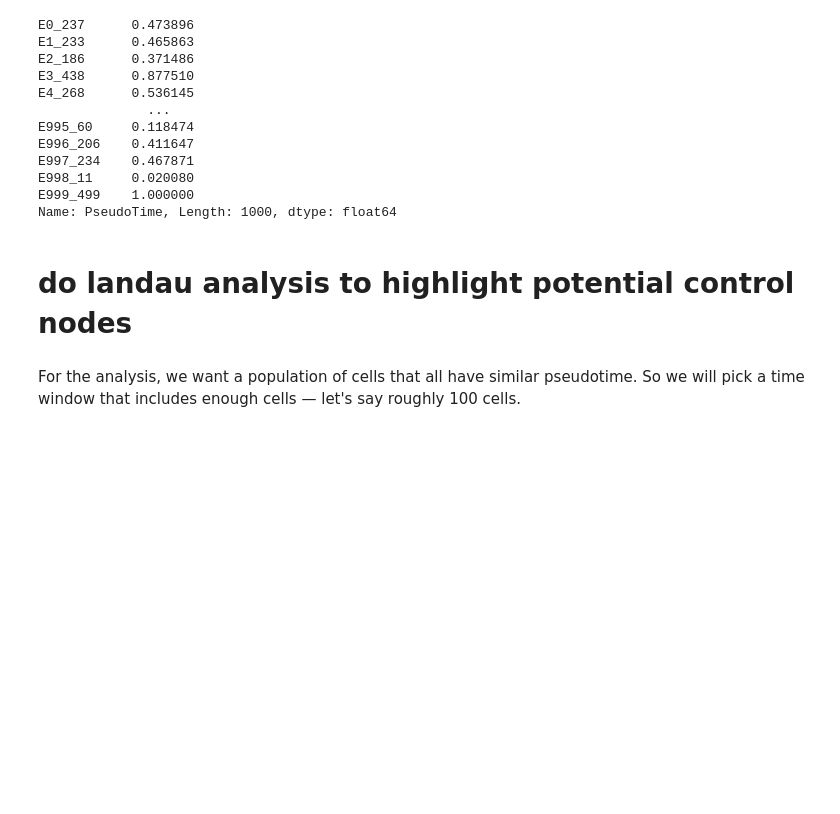
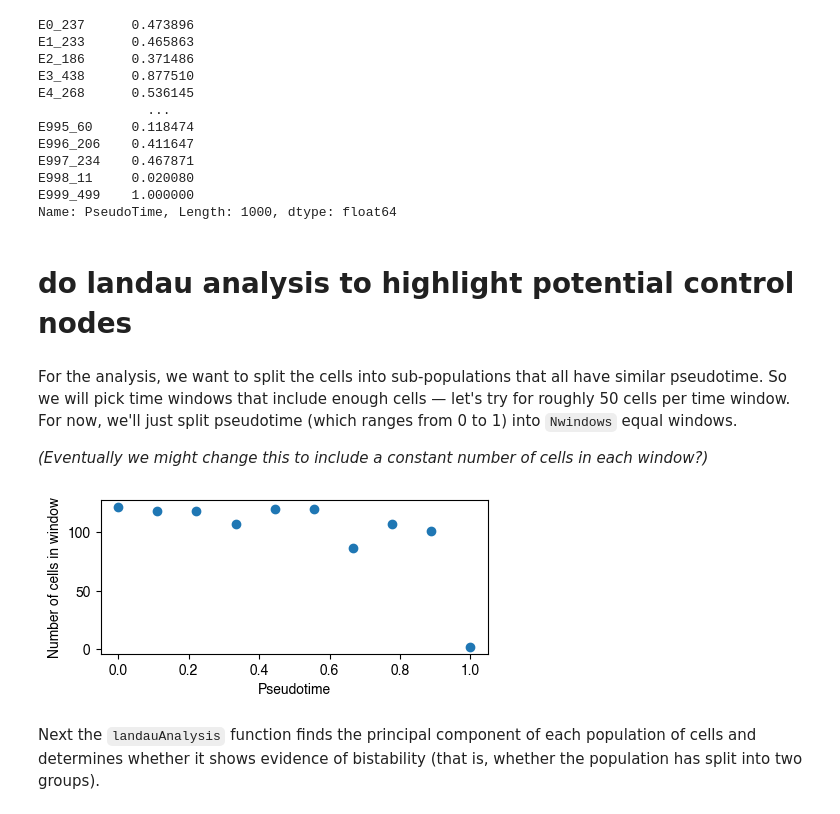
Before and after one commit to Collective-Logic-Lab/Synthetic-RNA-maps, a Jupyter notebook: example-landau-fit-for-bool-ode-data.ipynb, the cells around one changed output. Drawn from its saved outputs; the diff is of its cells as text; code cells hidden in the pictures; blank space fills up the shorter version.

Commit message:
first working example of applying landau code to bool ode data

```diff
--- a/example-landau-fit-for-bool-ode-data.ipynb
+++ b/example-landau-fit-for-bool-ode-data.ipynb
@@ -68,21 +70,29 @@ Name: PseudoTime, Length: 1000, dtype: float64
 # %%
 from landau import landauAnalysis
 # %% [markdown]
-For the analysis, we want a population of cells that all have similar pseudotime.  So we will pick a time window that includes enough cells — let's say roughly 100 cells.
+For the analysis, we want to split the cells into sub-populations that all have similar pseudotime.  So we will pick time windows that include enough cells — let's try for roughly 50 cells per time window.  For now, we'll just split pseudotime (which ranges from 0 to 1) into `Nwindows` equal windows.
+
+*(Eventually we might change this to include a constant number of cells in each window?)*
 # %%
-# do landau analysis on a series of time windows
+# set up a series of time windows
 
-delta_t = 0.05
-Nwindows = 100
+Nwindows = 10 #20
 landauDataList = []
 cells_to_use_list = []
 t_min_list = np.linspace(0,1,Nwindows)
+delta_t = t_min_list[1] - t_min_list[0]
 
 for t_min in t_min_list:
     # restrict to varying time window
     t_max = t_min+delta_t
     cells_to_use = (times >= t_min) & (times < t_max)
     cells_to_use_list.append(cells_to_use)
-
-    landauData = landauAnalysis.landauAnalysis(expression[cells_to_use])
-    landauDataList.append(landauData)
+# %%
+plt.figure(figsize=(5,2))
+plt.plot(t_min_list,[ len(expression[cells]) for cells in cells_to_use_list ],'o')
+plt.xlabel('Pseudotime')
+plt.ylabel('Number of cells in window');
+# %% [output]
+[figure, added]
+# %% [markdown]
+Next the `landauAnalysis` function finds the principal component of each population of cells and determines whether it shows evidence of bistability (that is, whether the population has split into two groups).
```
Also changed, not shown: parts of 14 cells of this notebook, 1 other file.
